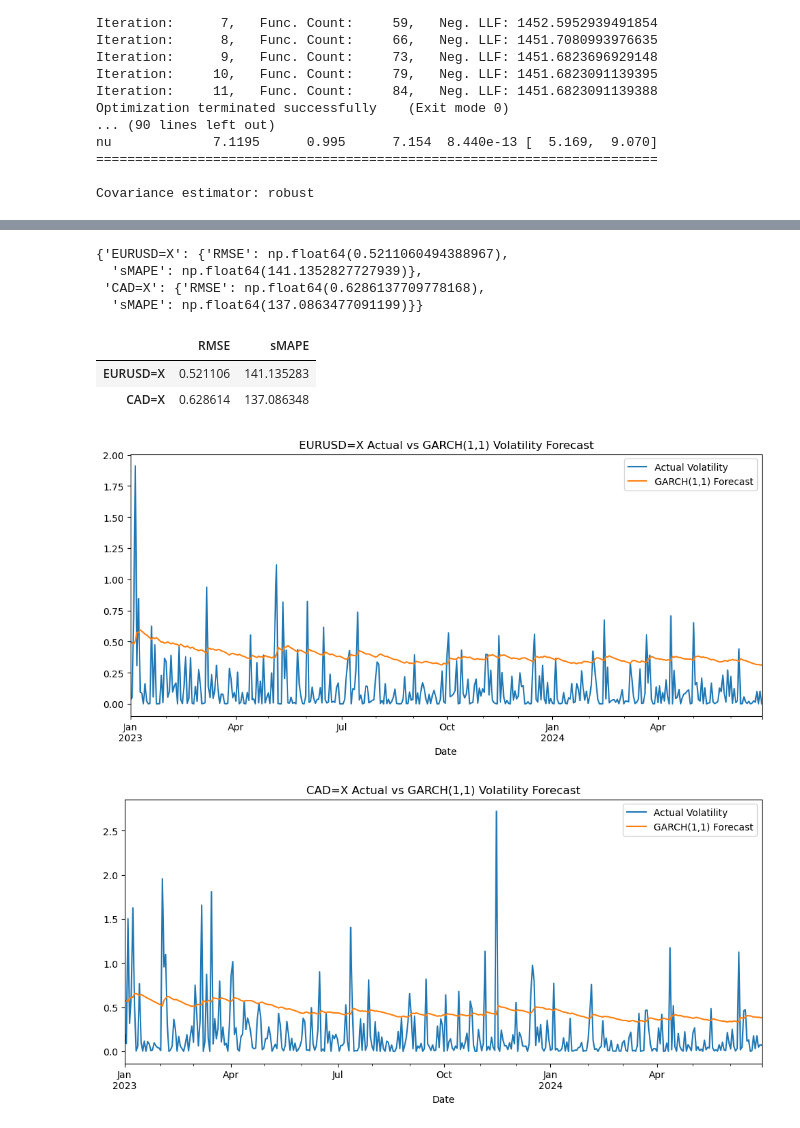
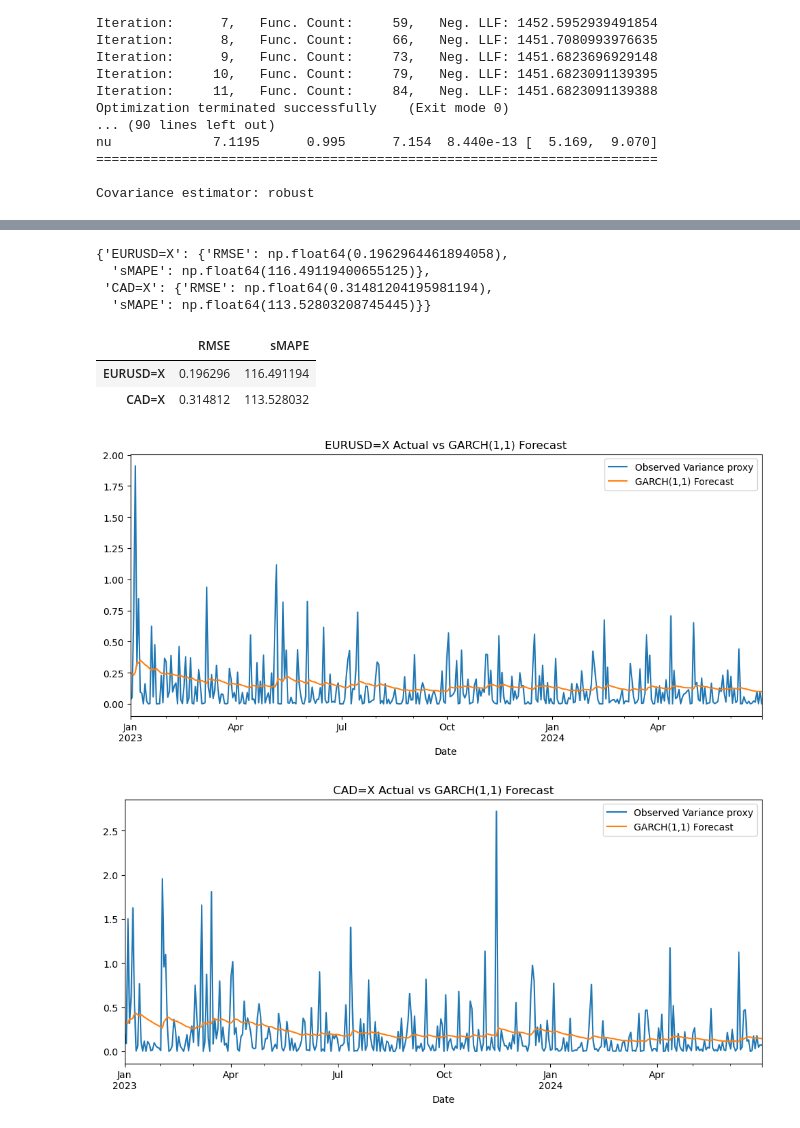
Before and after one commit to AnnastasiaStathakos/financial-time-series-forecasting, a Jupyter notebook: notebooks/02_garch_model.ipynb, the cells around one changed output, grey strips where cells are left out. Cells and saved outputs as stored; diff of their text form; code cells hidden in the pictures.

```diff
--- a/notebooks/02_garch_model.ipynb
+++ b/notebooks/02_garch_model.ipynb
@@ -131,7 +142,7 @@ nu             7.1195      0.995      7.154  8.440e-13 [  5.169,  9.070]
 
 Covariance estimator: robust
 # %%
-# 1-step forecast: Forecast over test period
+# Single 1-step ahead forecast
 preds = pd.DataFrame(index=test.index, columns=tickers)
 
 test_sq = test.copy()
@@ -145,7 +156,7 @@ for ticker in tickers:
     forecast = model_results.forecast(horizon=1, reindex=False)
     var_preds = forecast.variance.values[-1, 0]
 
-    preds[ticker] = np.sqrt(var_preds)
+    preds[ticker] = var_preds
 
     print(f'Date: {preds.index[0]}')
     print(f'    Actual Volatility 1-step ahead:     {test_sq[ticker].iloc[0]:.4f}')
@@ -165,6 +176,7 @@ preds = pd.DataFrame(index=test.index, columns=tickers)
 
 window_size = 1
 
+time_spent = {}
 for ticker in tickers:
     var_preds = []
 
@@ -172,6 +184,7 @@ for ticker in tickers:
 
     model_results = model_dict[ticker]
 
+    start = time.time()
     for i, h in enumerate(test.index):
         if i % window_size == 0:
             model = arch_model(history,
@@ -183,16 +196,20 @@ for ticker in tickers:
 
         # 1-step ahead forecast
         forecast = model_results.forecast(horizon=1, reindex=False)
-        var_pred = forecast.variance.values[-1,0] # variance prediction
+        var_pred = forecast.variance.values[-1, 0] # variance prediction
 
         # add to predictions
-        var_preds.append(np.sqrt(var_pred))   # volatility prediction
+        var_preds.append(var_pred)
 
         # update history
         history.loc[h] = test[ticker].loc[h]
 
     preds[ticker] = var_preds
+    end = time.time()
 
+    time_spent[ticker] = end - start
+
+print(time_spent)
 preds
 # %% [output]
 |  | EURUSD=X | CAD=X |
@@ -224,45 +241,48 @@ def rmse(y_true, y_pred):
 scores = {}
 for ticker in tickers:
 
-    rootmeansquarederr = rmse(test[ticker], preds[ticker])
-    sMAPE = smape(test[ticker], preds[ticker])
+    rootmeansquarederr = rmse(test[ticker]**2, preds[ticker])
+    sMAPE = smape(test[ticker]**2, preds[ticker])
 
     scores[ticker] = {'RMSE': rootmeansquarederr, 'sMAPE': sMAPE}
 
 scores
 # %% [output]
-{'EURUSD=X': {'RMSE': np.float64(0.5211060494388967),
-  'sMAPE': np.float64(141.1352827727939)},
- 'CAD=X': {'RMSE': np.float64(0.6286137709778168),
-  'sMAPE': np.float64(137.0863477091199)}}
+{'EURUSD=X': {'RMSE': np.float64(0.1962964461894058),
+  'sMAPE': np.float64(116.49119400655125)},
+ 'CAD=X': {'RMSE': np.float64(0.31481204195981194),
+  'sMAPE': np.float64(113.52803208745445)}}
 # %%
 # scores to data
 scores_df = pd.DataFrame.from_dict(scores, orient='index')
 
 # save scores
-scores_df.to_csv(f'../results/tables/garch_{forecast_name}_scores.csv')
+scores_df.to_csv(f'../results/tables/garch11_scores.csv')
+
 scores_df
 # %% [output]
 |  | RMSE | sMAPE |
-| EURUSD=X | 0.521106 | 141.135283 |
-| CAD=X | 0.628614 | 137.086348 |
+| EURUSD=X | 0.196296 | 116.491194 |
+| CAD=X | 0.314812 | 113.528032 |
 # %%
 test_sq = test.copy()
 test_sq = test_sq**2
 
 for ticker in tickers:
     plt.figure(figsize=(12, 5))
 
-    title = f"{ticker} Actual vs GARCH({P},{Q}) {forecast_name.capitalize()} Forecast"
-    test_sq[ticker].plot(label="Actual Volatility")
+    title = f"{ticker} Actual vs GARCH({P},{Q}) Forecast"
+
+    test_sq[ticker].plot(label="Observed Variance proxy")
     preds[ticker].plot(label=f"GARCH({P},{Q}) Forecast")
+
     plt.title(title)
 
     # save plot
     plt.savefig(f"../results/figures/{title}.png", dpi=300, bbox_inches="tight")
 
     plt.legend()
     plt.show()
 # %% [output]
-[figure, old version]
+[figure, new version]
-[figure, old version]
+[figure, new version]
```
Also changed, not shown: parts of 9 cells of this notebook, 25 other files.
